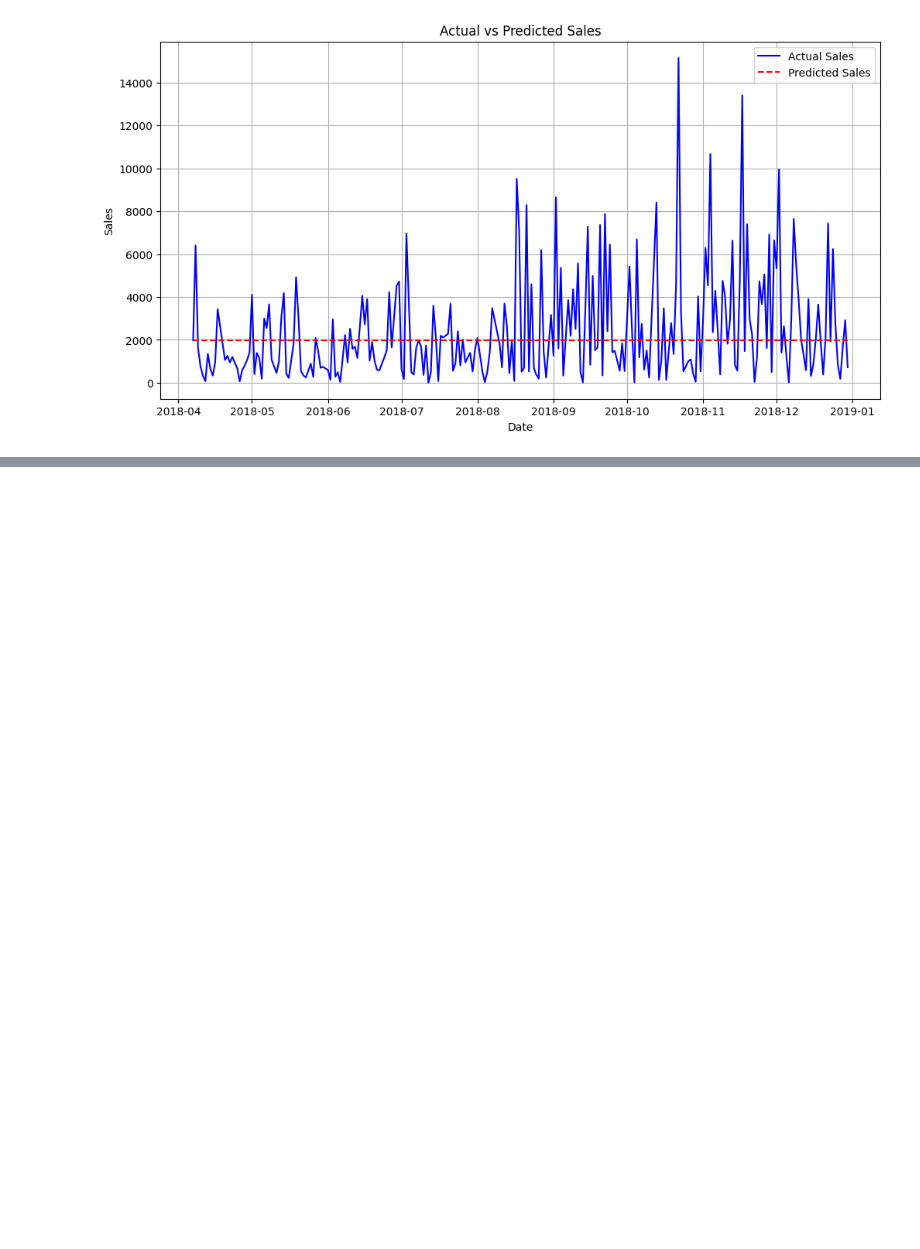
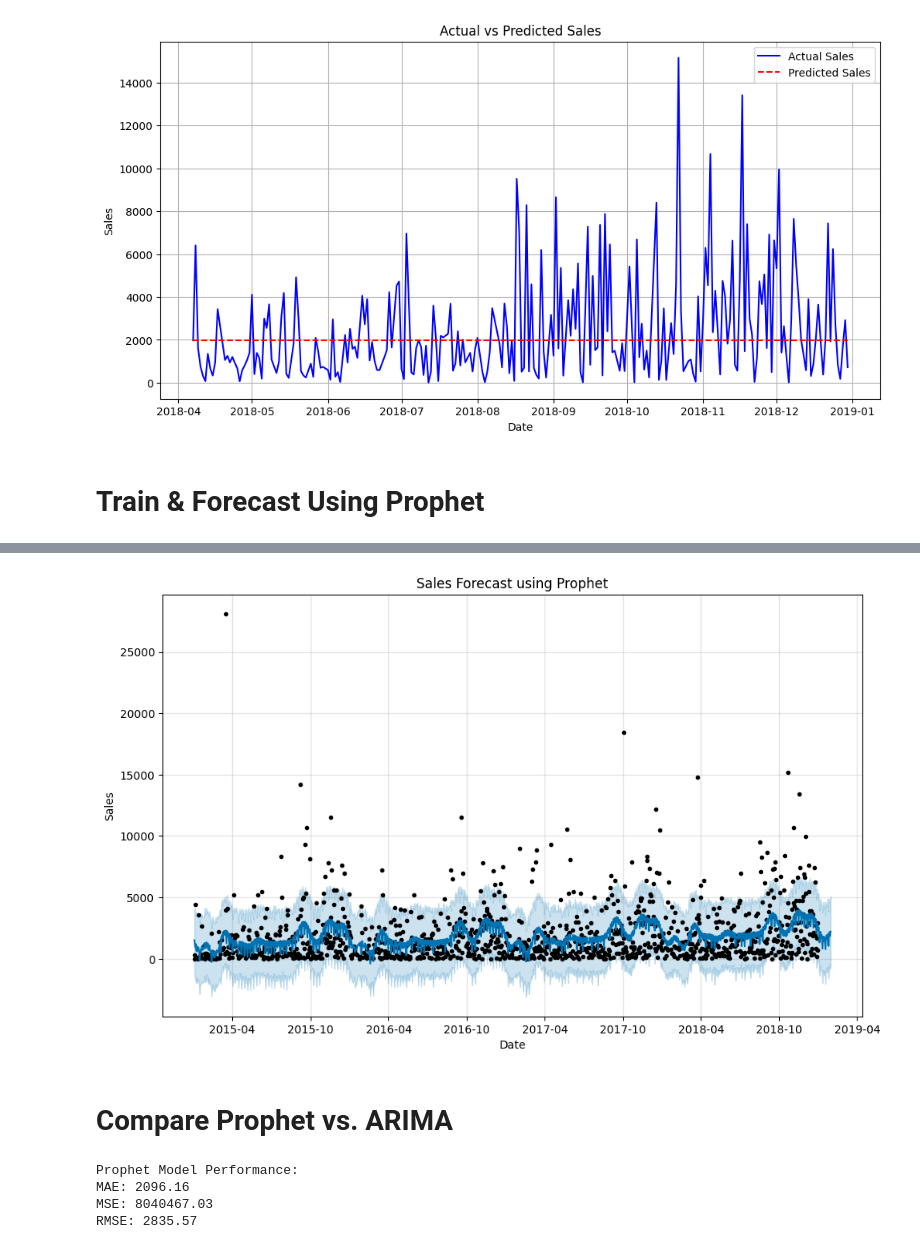
Before and after one commit to jayimf432/SalesPrediction, a Jupyter notebook: storeanalysis.ipynb, the cells around one changed output, grey strips where cells are left out. Saved outputs shown, nothing was run; the diff lists cells and outputs as text; code cells hidden in the pictures; blank space fills up the shorter version.

Commit message:
added prophet model

```diff
--- a/storeanalysis.ipynb
+++ b/storeanalysis.ipynb
@@ -262,3 +262,28 @@ plt.grid()
 plt.show()
 # %% [output]
 [figure]
+# %% [markdown]
+# Train & Forecast Using Prophet
+# %%
+from prophet import Prophet
+
+# Rename columns for Prophet
+df_prophet = df_time_series.rename(columns={"Order Date": "ds", "Sales": "y"})
+
+# Initialize Prophet model
+prophet_model = Prophet()
+prophet_model.fit(df_prophet)
+
+# Create future dataframe (next 30 days)
+future = prophet_model.make_future_dataframe(periods=30)
+
+# Generate predictions
+forecast = prophet_model.predict(future)
+
+# Plot predictions
+fig = prophet_model.plot(forecast)
+plt.title("Sales Forecast using Prophet")
+plt.xlabel("Date")
+plt.ylabel("Sales")
+plt.show()
+# %% [output]
@@ -264,0 +292,22 @@ plt.show()
+[figure, added]
+# %% [markdown]
+# Compare Prophet vs. ARIMA
+# %%
+from sklearn.metrics import mean_absolute_error, mean_squared_error
+import numpy as np
+
+# Extract actual & predicted values for comparison
+prophet_predictions = forecast['yhat'][-30:].values
+actual_sales = df_prophet['y'][-30:].values
+
+# Calculate Errors
+mae_prophet = mean_absolute_error(actual_sales, prophet_predictions)
+mse_prophet = mean_squared_error(actual_sales, prophet_predictions)
+rmse_prophet = np.sqrt(mse_prophet)
+
+print(f"Prophet Model Performance:\nMAE: {mae_prophet:.2f}\nMSE: {mse_prophet:.2f}\nRMSE: {rmse_prophet:.2f}")
+# %% [output]
+Prophet Model Performance:
+MAE: 2096.16
+MSE: 8040467.03
+RMSE: 2835.57
```
Also changed, not shown: parts of 3 cells of this notebook.
